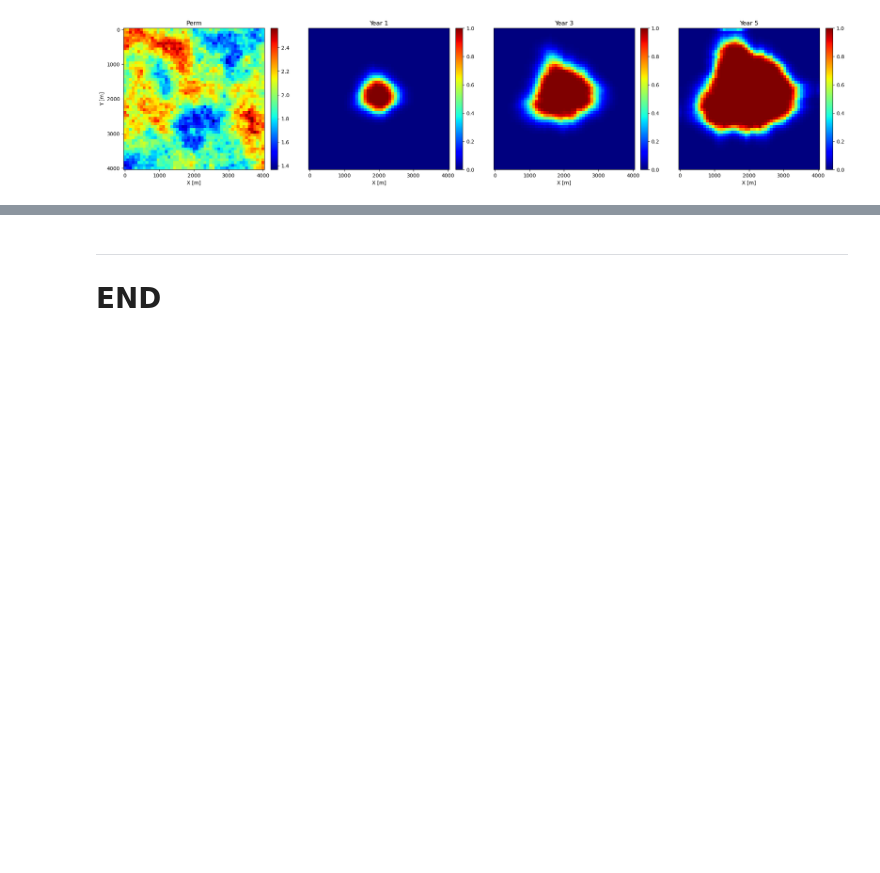
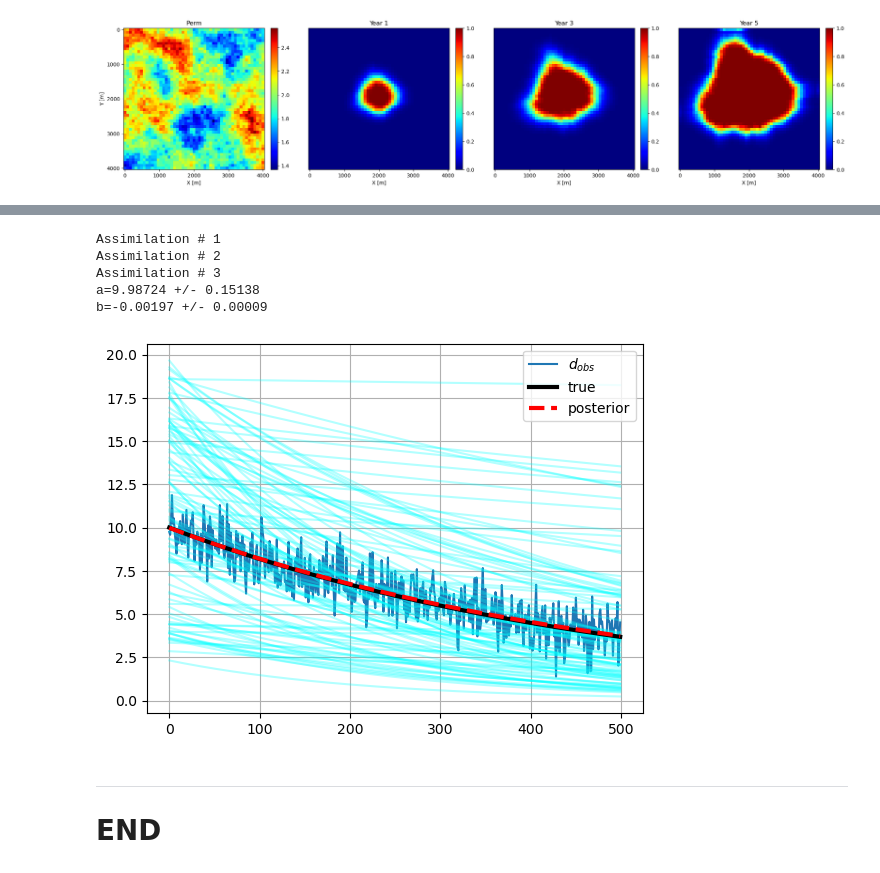
Before and after one commit to misaelmmorales/CO2-Spatial-Data-Assimilation, a Jupyter notebook: main.ipynb, the cells around one changed output, grey strips where cells are left out. Drawn from its saved outputs; the diff is of its cells as text; code cells hidden in the pictures; blank space fills up the shorter version.

```diff
--- a/main.ipynb
+++ b/main.ipynb
@@ -33,4 +36,7 @@ plt.show()
 # %%
+def exponential(p, x):
+    return p[0] * np.exp(x * p[1])
+
 def forward_model(m_ensemble, x):
     d_pred = np.zeros([m_ensemble.shape[0], x.shape[0]])
     for j in range(m_ensemble.shape[0]):
@@ -47,39 +53,58 @@ cov_obs = np.diag([1]*obs.shape[0])
 
 # Ensemble of parameters
 n_ensemble = 100
-ma = np.random.uniform(-10, 50, size=n_ensemble)
-mb = np.random.uniform(-0.001, 0.01, size=n_ensemble)
+ma = np.random.uniform(2, 20, size=n_ensemble)
+mb = np.random.uniform(-0.005, 0, size=n_ensemble)
 m_ensemble = np.stack((ma,mb), axis=1)
 m_bounds = np.array([[0,50],[-1,1]])
 
 n_assimilations = 3
 
 cov_obs_inflation_geo = 1.2
 cov_obs_inflation_factors = [1.1]
 for l in range(1, n_assimilations):
     cov_obs_inflation_factors.append(cov_obs_inflation_factors[l - 1] / cov_obs_inflation_geo)
 scaling_factor = np.sum(1 / np.array(cov_obs_inflation_factors))
 cov_obs_inflation_factors = [alpha * scaling_factor for alpha in cov_obs_inflation_factors]
 
 cov_mm_inflation_factors = [1.2] * n_assimilations
 
 solver = ESMDA(obs, m_ensemble, cov_obs, forward_model,
                forward_model_args        = (x,),
                forward_model_kwargs      = {},
                n_assimilations           = n_assimilations,
                cov_obs_inflation_factors = cov_obs_inflation_factors,
                cov_mm_inflation_factors  = cov_mm_inflation_factors,
                m_bounds                  = m_bounds,
                save_ensembles_history    = True)
 solver.solve()
 
 
 #approxtimate parameters
 a_approx, b_approx = np.average(solver.m_prior, axis=0)
 a_std, b_std = np.sqrt(np.diagonal(solver.cov_mm))
 
 print('a={:.5f} +/- {:.5f}'.format(a_approx, a_std))
 print('b={:.5f} +/- {:.5f}'.format(b_approx, b_std))
+
+d = {}
+for i in range(100):
+    d[i] = exponential([m_ensemble[i,0], m_ensemble[i,1]], x)
+
+plt.plot(x, obs, label='$d_{obs}$')
+for i in range(100):
+    plt.plot(x, d[i], alpha=0.3, c='cyan')
+plt.plot(x, exponential([a,b], x), c='k', linewidth=3, linestyle='-', label='true')
+plt.plot(x, exponential([a_approx,b_approx], x), c='r', linewidth=3, linestyle='--', label='posterior')
+plt.legend(); plt.grid('on')
+plt.show()
+# %% [output]
+Assimilation # 1
+Assimilation # 2
+Assimilation # 3
+a=9.98724 +/- 0.15138
+b=-0.00197 +/- 0.00009
+[figure, added]
 # %% [markdown]
 ***
 # END
```
Also changed, not shown: parts of 1 cell of this notebook.
